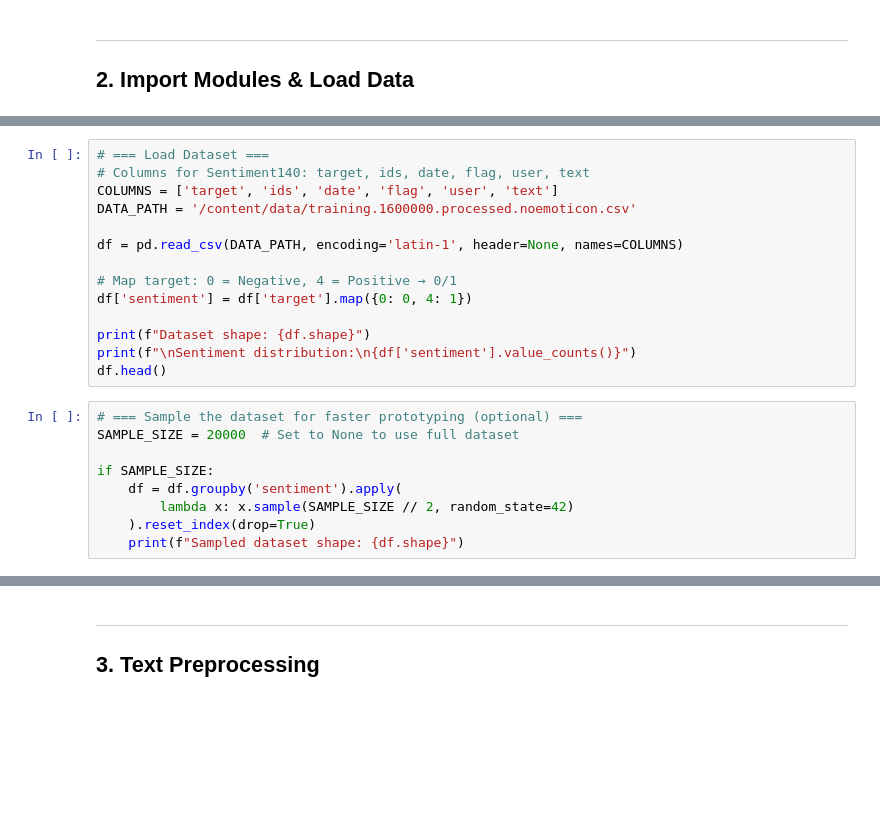
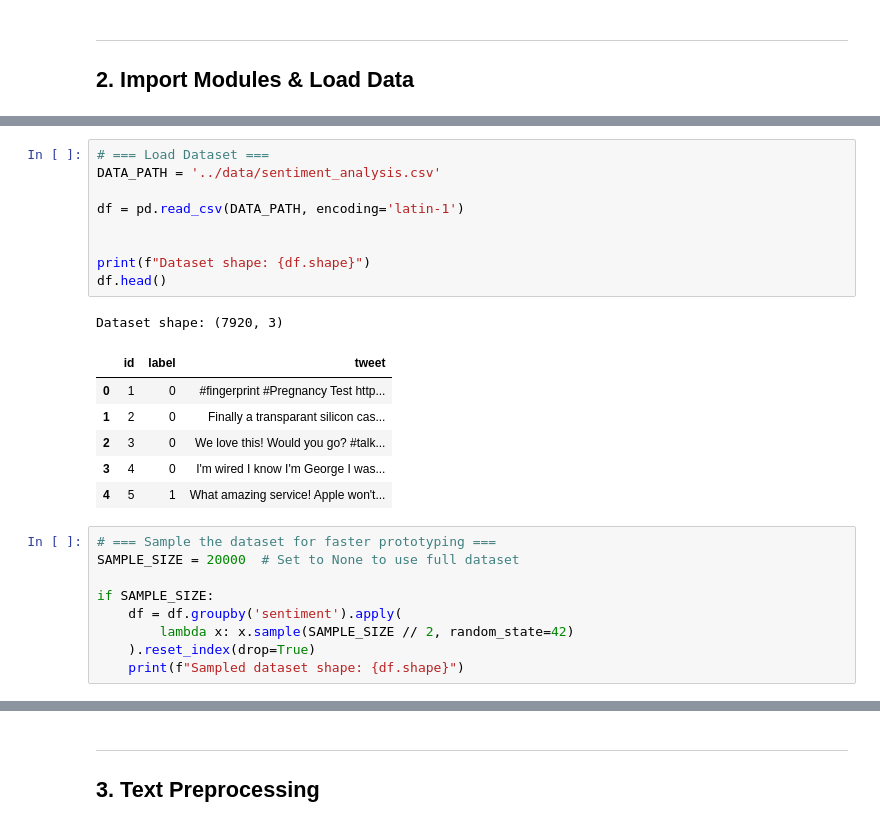
Before and after one commit to Duyduide/sentiment-analysis-ml, a Jupyter notebook: notebooks/main.ipynb, the cells around one changed output, grey strips where cells are left out. Cells and saved outputs as stored; diff of their text form; blank space fills up the shorter version.

```diff
--- a/notebooks/main.ipynb
+++ b/notebooks/main.ipynb
@@ -56,19 +49,22 @@ print("✅ All modules imported successfully!")
 # %%
 # === Load Dataset ===
-# Columns for Sentiment140: target, ids, date, flag, user, text
-COLUMNS = ['target', 'ids', 'date', 'flag', 'user', 'text']
-DATA_PATH = '/content/data/training.1600000.processed.noemoticon.csv'
+DATA_PATH = '../data/sentiment_analysis.csv'
 
-df = pd.read_csv(DATA_PATH, encoding='latin-1', header=None, names=COLUMNS)
+df = pd.read_csv(DATA_PATH, encoding='latin-1')
 
-# Map target: 0 = Negative, 4 = Positive → 0/1
-df['sentiment'] = df['target'].map({0: 0, 4: 1})
 
 print(f"Dataset shape: {df.shape}")
-print(f"\nSentiment distribution:\n{df['sentiment'].value_counts()}")
 df.head()
+# %% [output]
+Dataset shape: (7920, 3)
+|  | id | label | tweet |
+| 0 | 1 | 0 | #fingerprint #Pregnancy Test http... |
+| 1 | 2 | 0 | Finally a transparant silicon cas... |
+| 2 | 3 | 0 | We love this! Would you go? #talk... |
+| 3 | 4 | 0 | I'm wired I know I'm George I was... |
+| 4 | 5 | 1 | What amazing service! Apple won't... |
 # %%
-# === Sample the dataset for faster prototyping (optional) ===
+# === Sample the dataset for faster prototyping ===
 SAMPLE_SIZE = 20000  # Set to None to use full dataset
 
 if SAMPLE_SIZE:
```
Also changed, not shown: parts of 11 cells of this notebook, 4 other files.
